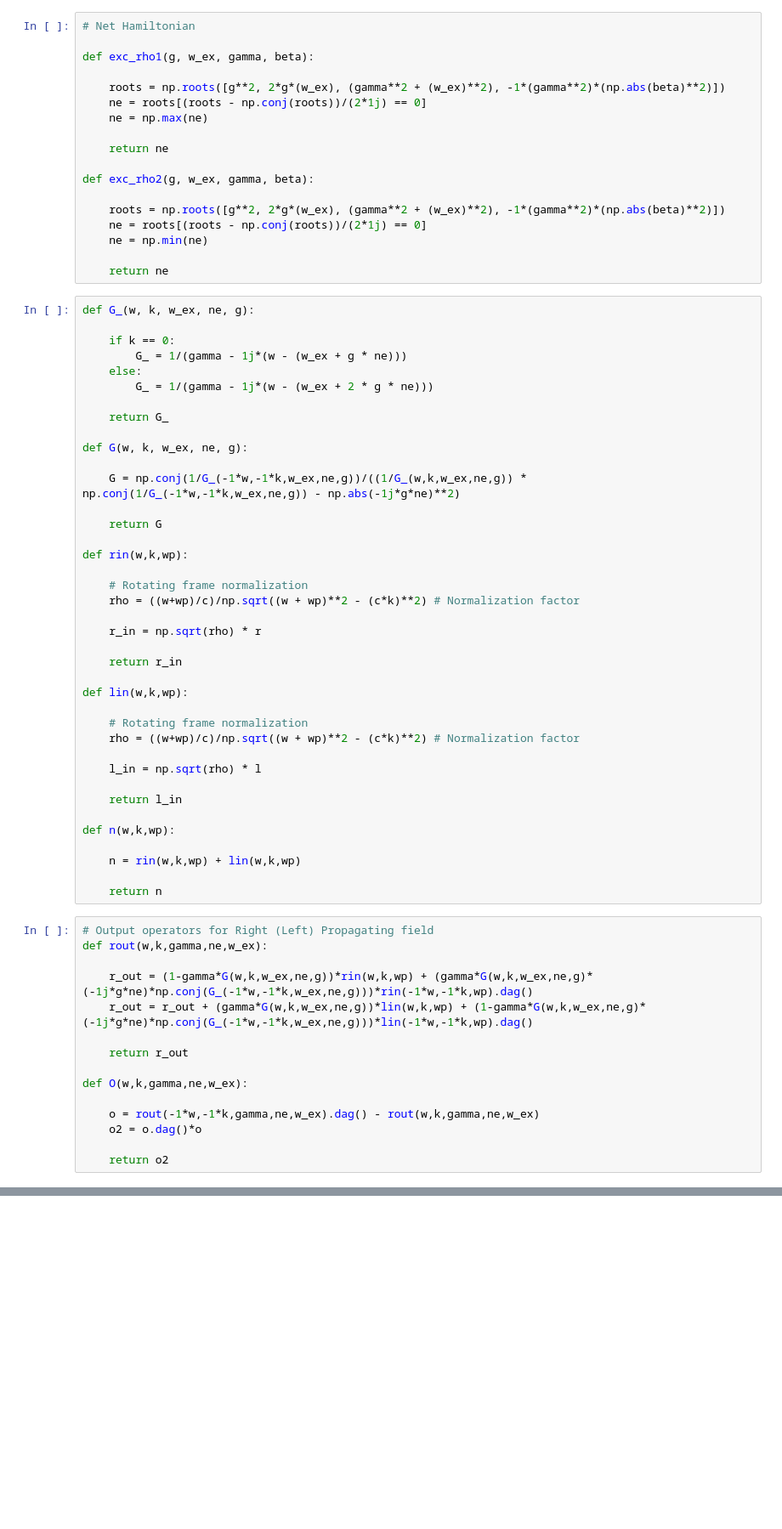
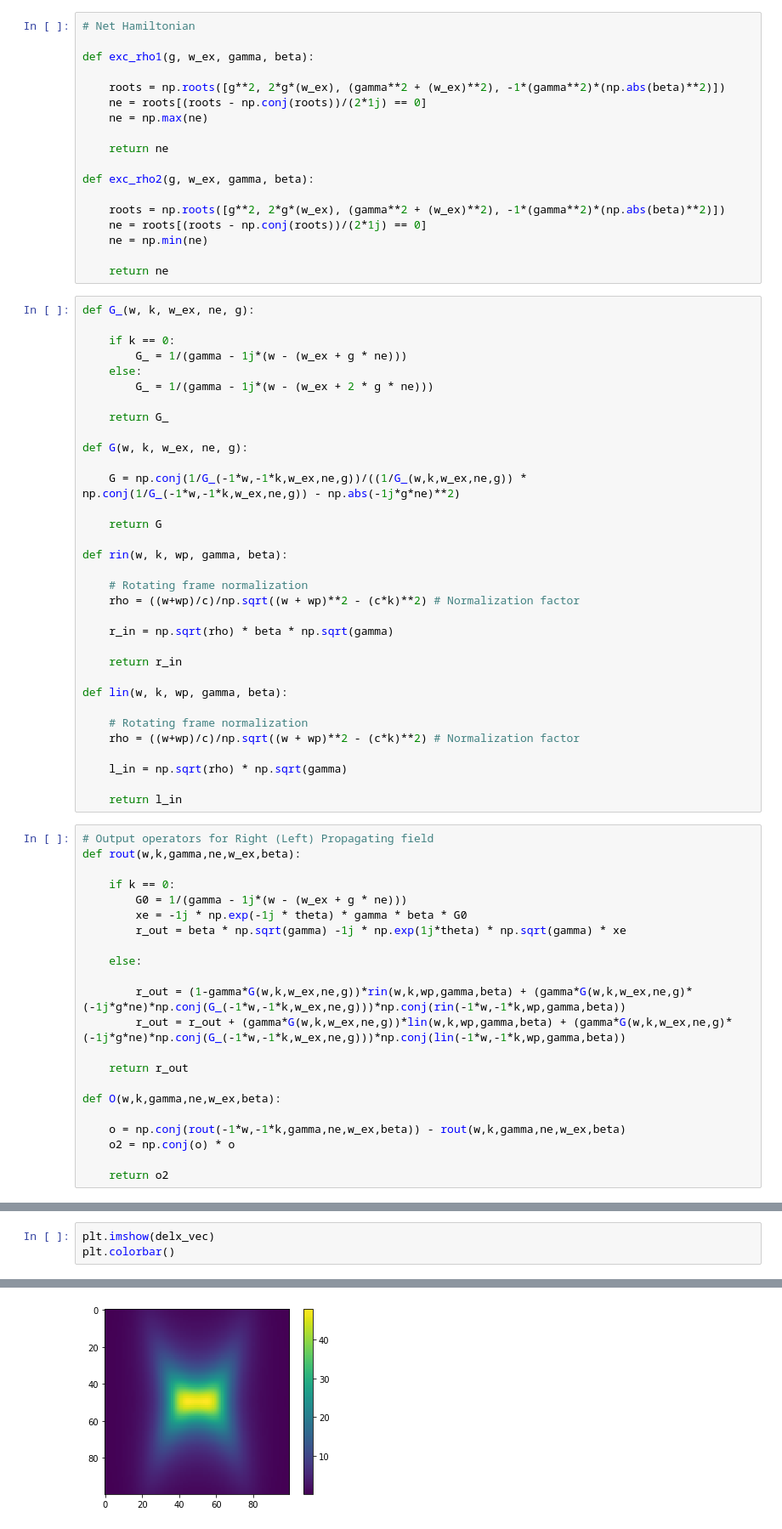
Before and after one commit to Aakashv6/Non-linear-Mirrors, a Jupyter notebook: Non-linear Mirror-Simulation-v3.ipynb, the cells around one changed output, grey strips where cells are left out. Shown: that part at 85% size. Drawn from its saved outputs; the diff is of its cells as text; blank space fills up the shorter version.

```diff
--- a/Non-linear Mirror-Simulation-v3.ipynb
+++ b/Non-linear Mirror-Simulation-v3.ipynb
@@ -307,42 +309,43 @@ def G(w, k, w_ex, ne, g):
 
     return G
 
-def rin(w,k,wp):
+def rin(w, k, wp, gamma, beta):
 
     # Rotating frame normalization
     rho = ((w+wp)/c)/np.sqrt((w + wp)**2 - (c*k)**2) # Normalization factor
 
-    r_in = np.sqrt(rho) * r
+    r_in = np.sqrt(rho) * beta * np.sqrt(gamma)
 
     return r_in
 
-def lin(w,k,wp):
+def lin(w, k, wp, gamma, beta):
 
     # Rotating frame normalization
     rho = ((w+wp)/c)/np.sqrt((w + wp)**2 - (c*k)**2) # Normalization factor
 
-    l_in = np.sqrt(rho) * l
+    l_in = np.sqrt(rho) * np.sqrt(gamma)
 
     return l_in
-
-def n(w,k,wp):
-
-    n = rin(w,k,wp) + lin(w,k,wp)
-
-    return n
 # %%
 # Output operators for Right (Left) Propagating field
-def rout(w,k,gamma,ne,w_ex):
+def rout(w,k,gamma,ne,w_ex,beta):
 
-    r_out = (1-gamma*G(w,k,w_ex,ne,g))*rin(w,k,wp) + (gamma*G(w,k,w_ex,ne,g)*(-1j*g*ne)*np.conj(G_(-1*w,-1*k,w_ex,ne,g)))*rin(-1*w,-1*k,wp).dag()
-    r_out = r_out + (gamma*G(w,k,w_ex,ne,g))*lin(w,k,wp) + (1-gamma*G(w,k,w_ex,ne,g)*(-1j*g*ne)*np.conj(G_(-1*w,-1*k,w_ex,ne,g)))*lin(-1*w,-1*k,wp).dag()
+    if k == 0:
+        G0 = 1/(gamma - 1j*(w - (w_ex + g * ne)))
+        xe = -1j * np.exp(-1j * theta) * gamma * beta * G0
+        r_out = beta * np.sqrt(gamma) -1j * np.exp(1j*theta) * np.sqrt(gamma) * xe
+
+    else:
+
+        r_out = (1-gamma*G(w,k,w_ex,ne,g))*rin(w,k,wp,gamma,beta) + (gamma*G(w,k,w_ex,ne,g)*(-1j*g*ne)*np.conj(G_(-1*w,-1*k,w_ex,ne,g)))*np.conj(rin(-1*w,-1*k,wp,gamma,beta))
+        r_out = r_out + (gamma*G(w,k,w_ex,ne,g))*lin(w,k,wp,gamma,beta) + (gamma*G(w,k,w_ex,ne,g)*(-1j*g*ne)*np.conj(G_(-1*w,-1*k,w_ex,ne,g)))*np.conj(lin(-1*w,-1*k,wp,gamma,beta))
 
     return r_out
 
-def O(w,k,gamma,ne,w_ex):
+def O(w,k,gamma,ne,w_ex,beta):
 
-    o = rout(-1*w,-1*k,gamma,ne,w_ex).dag() - rout(w,k,gamma,ne,w_ex)
-    o2 = o.dag()*o
+    o = np.conj(rout(-1*w,-1*k,gamma,ne,w_ex,beta)) - rout(w,k,gamma,ne,w_ex,beta)
+    o2 = np.conj(o) * o
 
     return o2
 # %%
@@ -405,0 +400,4 @@ Text(0.5, 1, 'Occupational Probability w.r.t k')
+# %%
+plt.imshow(delx_vec)
+plt.colorbar()
+# %% [output]
@@ -405,0 +405 @@ Text(0.5, 1, 'Occupational Probability w.r.t k')
+[figure, added]
```
Also changed, not shown: parts of 6 cells of this notebook.
